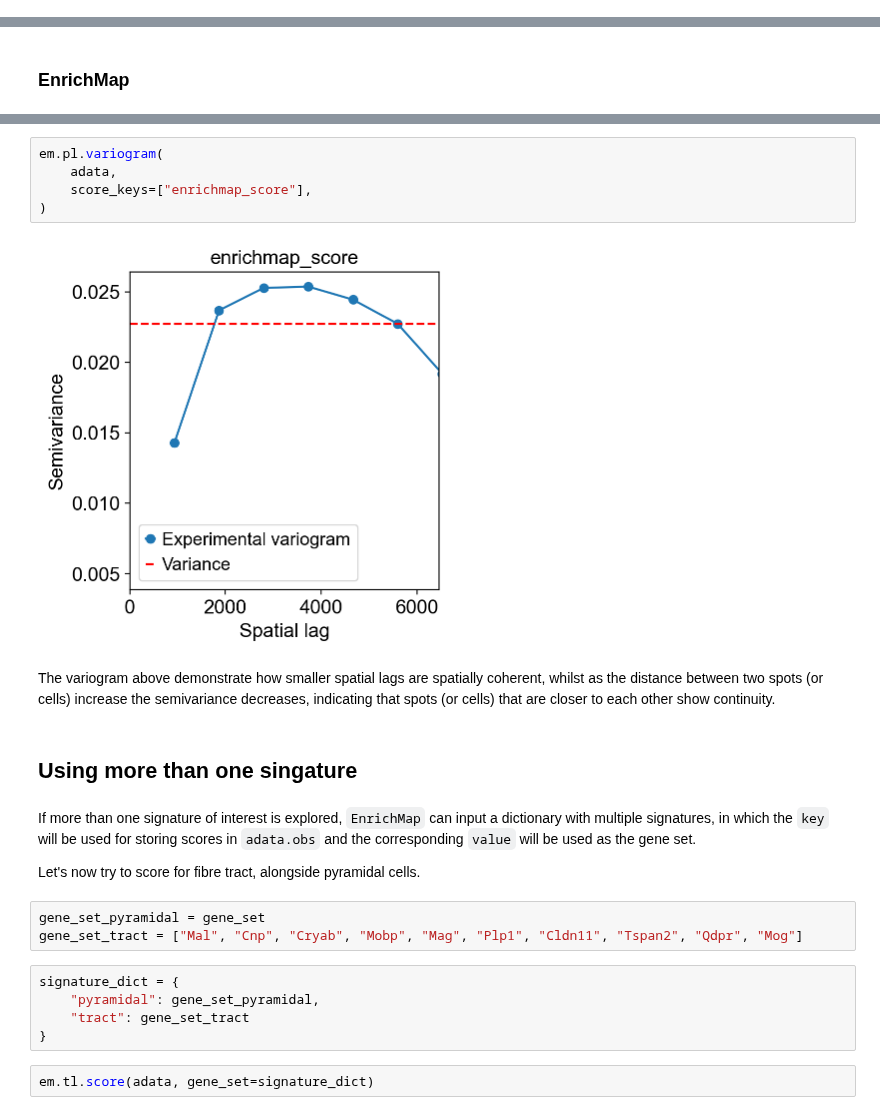
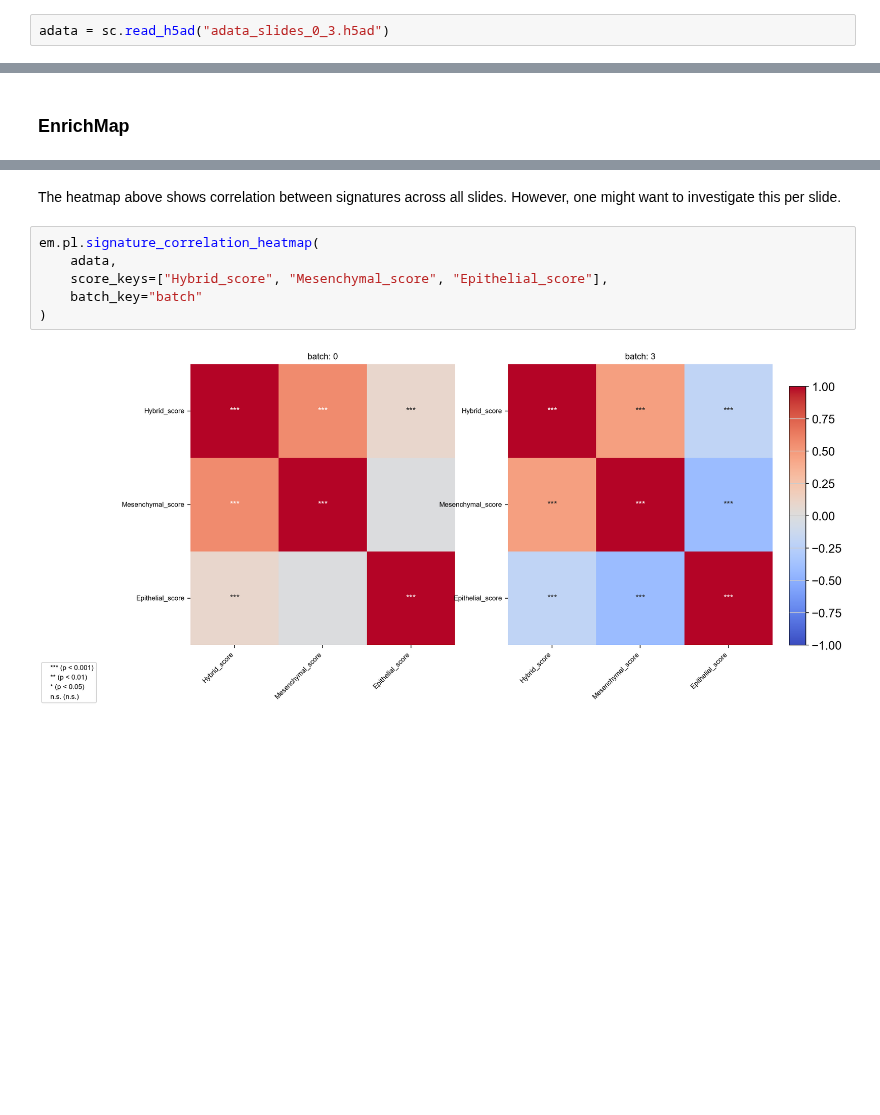
Before and after one commit to secrierlab/EnrichMap, a Jupyter notebook: docs/tutorials/multiple_samples.ipynb, the cells around one changed output, grey strips where cells are left out. Cells and saved outputs as stored; diff of their text form; blank space fills up the shorter version.

```diff
--- a/docs/tutorials/multiple_samples.ipynb
+++ b/docs/tutorials/multiple_samples.ipynb
@@ -26,3 +21,5 @@ adata = sq.datasets.visium_hne_adata()
+# %%
+adata = sc.read_h5ad("adata_slides_0_3.h5ad")
 # %% [markdown]
 As the data shared with raw counts, we normalise the counts.
 # %%
@@ -77,25 +97,10 @@ We can also explore how the `EnrichMap` scores change across tissue slides. A va
+# %% [markdown]
+The heatmap above shows correlation between signatures across all slides. However, one might want to investigate this per slide.
 # %%
-em.pl.variogram(
+em.pl.signature_correlation_heatmap(
     adata,
-    score_keys=["enrichmap_score"],
+    score_keys=["Hybrid_score", "Mesenchymal_score", "Epithelial_score"],
+    batch_key="batch"
 )
 # %% [output]
-[figure, old version]
+[figure, new version]
-# %% [markdown]
-The variogram above demonstrate how smaller spatial lags are spatially coherent, whilst as the distance between two spots (or cells) increase the semivariance decreases, indicating that spots (or cells) that are closer to each other show continuity.
-# %% [markdown]
-## Using more than one singature
-# %% [markdown]
-If more than one signature of interest is explored, `EnrichMap` can input a dictionary with multiple signatures, in which the `key` will be used for storing scores in `adata.obs` and the corresponding `value` will be used as the gene set.
-
-Let's now try to score for fibre tract, alongside pyramidal cells.
-# %%
-gene_set_pyramidal = gene_set
-gene_set_tract = ["Mal", "Cnp", "Cryab", "Mobp", "Mag", "Plp1", "Cldn11", "Tspan2", "Qdpr", "Mog"]
-# %%
-signature_dict = {
-    "pyramidal": gene_set_pyramidal,
-    "tract": gene_set_tract
-}
-# %%
-em.tl.score(adata, gene_set=signature_dict)
```
Also changed, not shown: parts of 31 cells of this notebook, 3 other files.
